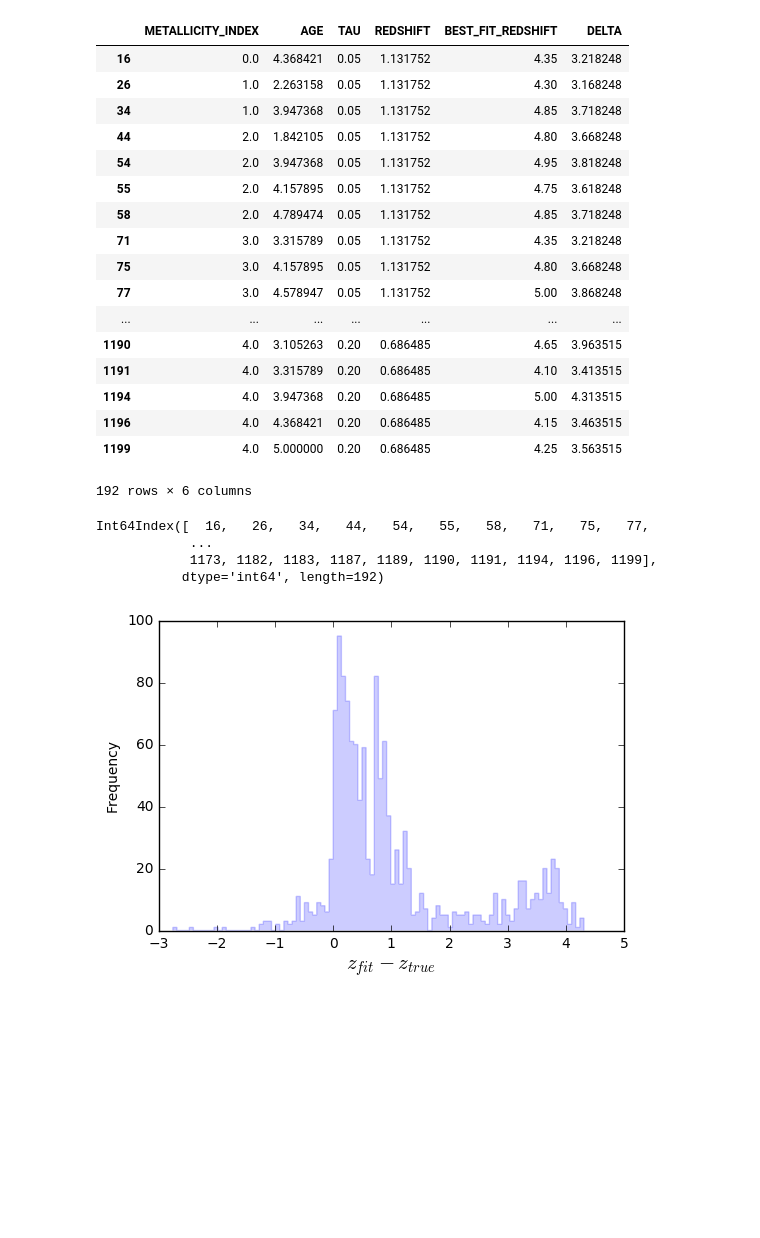
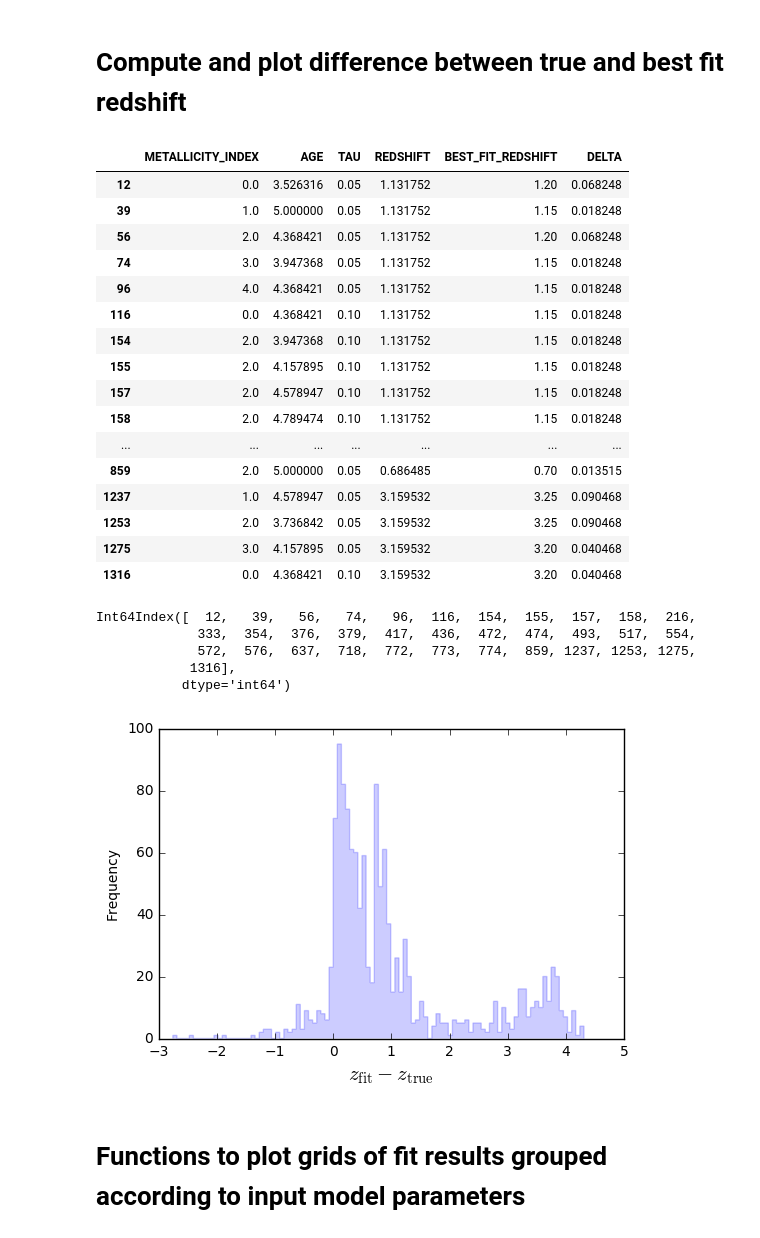
Before and after one commit to AstroZooMin/WISPSBayesianLineID, a Jupyter notebook: BayesianFramework/ReshiftFitConfoundingFactors.ipynb, the cells around one changed output. Saved outputs shown, nothing was run; the diff lists cells and outputs as text; code cells hidden in the pictures; blank space fills up the shorter version.

```diff
--- a/BayesianFramework/ReshiftFitConfoundingFactors.ipynb
+++ b/BayesianFramework/ReshiftFitConfoundingFactors.ipynb
@@ -38,33 +46,38 @@ dataSeriesAxes.vlines(np.unique(permutationDataFrame.REDSHIFT), ymin=dataSeriesA
+# %% [markdown]
+# Compute and plot difference between true and best fit redshift
 # %%
-permutationSubsetDataFrame = permutationDataFrame[0:len(dataSeries)].copy()
+permutationSubsetDataFrame = permutationDataFrame.iloc[0:len(dataSeries)].copy()
 permutationSubsetDataFrame['BEST_FIT_REDSHIFT'] = dataSeries
 permutationSubsetDataFrame['DELTA'] = permutationSubsetDataFrame.BEST_FIT_REDSHIFT - permutationSubsetDataFrame.REDSHIFT
 deltaAxes = permutationSubsetDataFrame.DELTA.plot.hist(bins=100, histtype='step', fill=True, alpha=0.2)
-deltaAxes.set_xlabel('$z_{fit} - z_{true}$', size=15)
-display(permutationSubsetDataFrame[permutationSubsetDataFrame.DELTA > 3])
-print(permutationSubsetDataFrame[permutationSubsetDataFrame.DELTA > 3].index)
+deltaAxes.set_xlabel(r'$z_{\rm fit} - z_{\rm true}$', size=15)
+deltaDataCut = (permutationSubsetDataFrame.DELTA < 0.1) & (permutationSubsetDataFrame.DELTA > 0) & (permutationSubsetDataFrame.AGE > 3.5)
+display(permutationSubsetDataFrame[deltaDataCut])
+print(permutationSubsetDataFrame[deltaDataCut].index)
 # %% [output]
 |  | METALLICITY_INDEX | AGE | TAU | REDSHIFT | BEST_FIT_REDSHIFT | DELTA |
-| 16 | 0.0 | 4.368421 | 0.05 | 1.131752 | 4.35 | 3.218248 |
-| 26 | 1.0 | 2.263158 | 0.05 | 1.131752 | 4.30 | 3.168248 |
-| 34 | 1.0 | 3.947368 | 0.05 | 1.131752 | 4.85 | 3.718248 |
-| 44 | 2.0 | 1.842105 | 0.05 | 1.131752 | 4.80 | 3.668248 |
-| 54 | 2.0 | 3.947368 | 0.05 | 1.131752 | 4.95 | 3.818248 |
-| 55 | 2.0 | 4.157895 | 0.05 | 1.131752 | 4.75 | 3.618248 |
-| 58 | 2.0 | 4.789474 | 0.05 | 1.131752 | 4.85 | 3.718248 |
-| 71 | 3.0 | 3.315789 | 0.05 | 1.131752 | 4.35 | 3.218248 |
-| 75 | 3.0 | 4.157895 | 0.05 | 1.131752 | 4.80 | 3.668248 |
-| 77 | 3.0 | 4.578947 | 0.05 | 1.131752 | 5.00 | 3.868248 |
+| 12 | 0.0 | 3.526316 | 0.05 | 1.131752 | 1.20 | 0.068248 |
+| 39 | 1.0 | 5.000000 | 0.05 | 1.131752 | 1.15 | 0.018248 |
+| 56 | 2.0 | 4.368421 | 0.05 | 1.131752 | 1.20 | 0.068248 |
+| 74 | 3.0 | 3.947368 | 0.05 | 1.131752 | 1.15 | 0.018248 |
+| 96 | 4.0 | 4.368421 | 0.05 | 1.131752 | 1.15 | 0.018248 |
+| 116 | 0.0 | 4.368421 | 0.10 | 1.131752 | 1.15 | 0.018248 |
+| 154 | 2.0 | 3.947368 | 0.10 | 1.131752 | 1.15 | 0.018248 |
+| 155 | 2.0 | 4.157895 | 0.10 | 1.131752 | 1.15 | 0.018248 |
+| 157 | 2.0 | 4.578947 | 0.10 | 1.131752 | 1.15 | 0.018248 |
+| 158 | 2.0 | 4.789474 | 0.10 | 1.131752 | 1.15 | 0.018248 |
 | ... | ... | ... | ... | ... | ... | ... |
-| 1190 | 4.0 | 3.105263 | 0.20 | 0.686485 | 4.65 | 3.963515 |
-| 1191 | 4.0 | 3.315789 | 0.20 | 0.686485 | 4.10 | 3.413515 |
-| 1194 | 4.0 | 3.947368 | 0.20 | 0.686485 | 5.00 | 4.313515 |
-| 1196 | 4.0 | 4.368421 | 0.20 | 0.686485 | 4.15 | 3.463515 |
-| 1199 | 4.0 | 5.000000 | 0.20 | 0.686485 | 4.25 | 3.563515 |
+| 859 | 2.0 | 5.000000 | 0.05 | 0.686485 | 0.70 | 0.013515 |
+| 1237 | 1.0 | 4.578947 | 0.05 | 3.159532 | 3.25 | 0.090468 |
+| 1253 | 2.0 | 3.736842 | 0.05 | 3.159532 | 3.25 | 0.090468 |
+| 1275 | 3.0 | 4.157895 | 0.05 | 3.159532 | 3.20 | 0.040468 |
+| 1316 | 0.0 | 4.368421 | 0.10 | 3.159532 | 3.20 | 0.040468 |
-192 rows × 6 columns
+Int64Index([  12,   39,   56,   74,   96,  116,  154,  155,  157,  158,  216,
+             333,  354,  376,  379,  417,  436,  472,  474,  493,  517,  554,
+             572,  576,  637,  718,  772,  773,  774,  859, 1237, 1253, 1275,
+            1316],
+           dtype='int64')
-Int64Index([  16,   26,   34,   44,   54,   55,   58,   71,   75,   77,
-            ...
-            1173, 1182, 1183, 1187, 1189, 1190, 1191, 1194, 1196, 1199],
-           dtype='int64', length=192)
-[figure, old version]
+[figure, new version]
+# %% [markdown]
+# Functions to plot grids of fit results grouped according to input model parameters
 # %%
```
Also changed, not shown: parts of 23 cells of this notebook.
